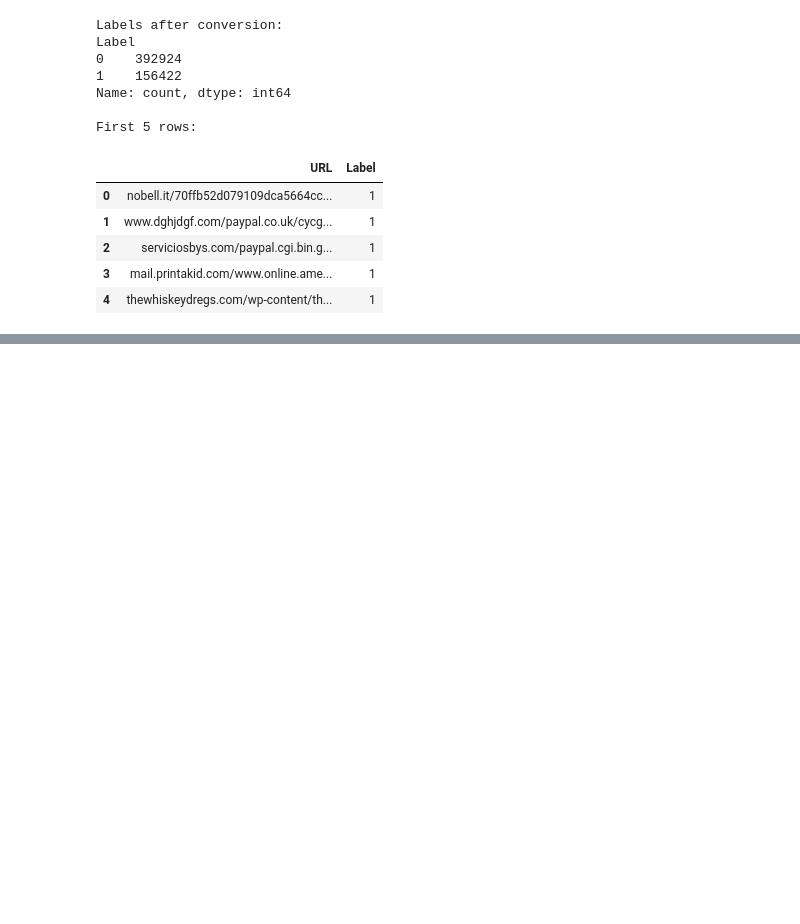
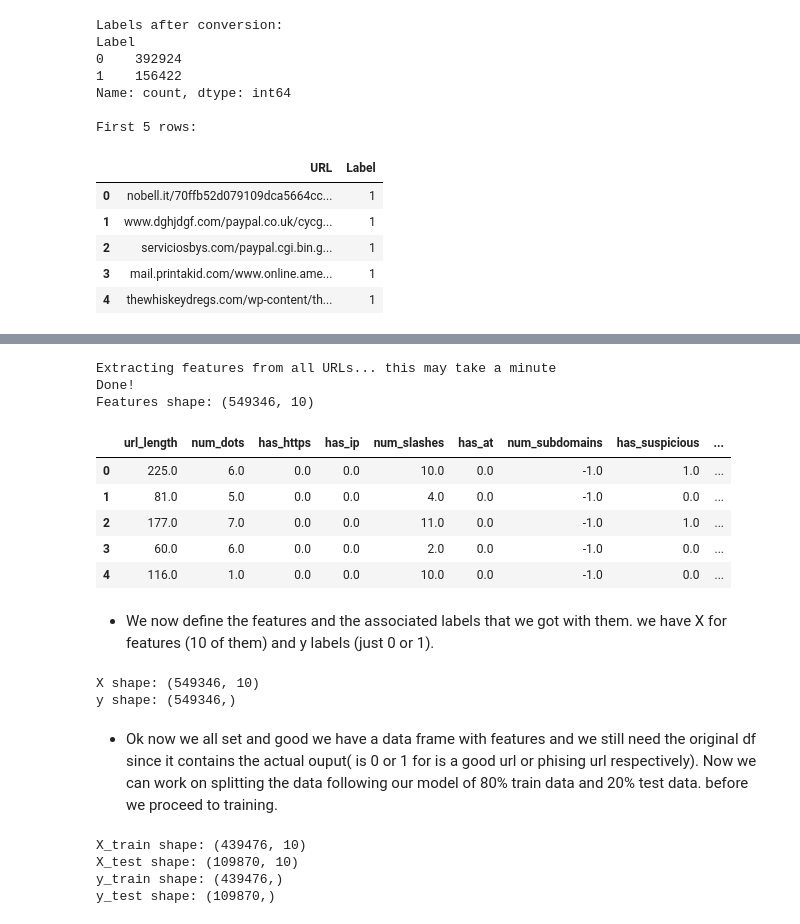
Before and after one commit to justthierry/phishing-detector-lebanon, a Jupyter notebook: phishing_detector.ipynb, the cells around one changed output, grey strips where cells are left out. Saved outputs shown, nothing was run; the diff lists cells and outputs as text; code cells hidden in the pictures; blank space fills up the shorter version.

```diff
--- a/phishing_detector.ipynb
+++ b/phishing_detector.ipynb
@@ -112,0 +185,52 @@ Now we are done changing our labels to binary and all we can now get started to
+# %%
+# Apply feature extraction to all URLs
+print("Extracting features from all URLs... this may take a minute")
+
+features_df = df['URL'].apply(lambda url: pd.Series(extract_features(url)))
+# Explanation of the above code: it takes the 'URL' column from the dataframe df and applies the extract_features function to each URL.
+# The result is a new dataframe features_df where each row corresponds to the features extracted from a URL.
+print("Done!")
+print("Features shape:", features_df.shape)
+features_df.head()
+# %% [output]
+Extracting features from all URLs... this may take a minute
+Done!
+Features shape: (549346, 10)
+|  | url_length | num_dots | has_https | has_ip | num_slashes | has_at | num_subdomains | has_suspicious | ... |
+| 0 | 225.0 | 6.0 | 0.0 | 0.0 | 10.0 | 0.0 | -1.0 | 1.0 | ... |
+| 1 | 81.0 | 5.0 | 0.0 | 0.0 | 4.0 | 0.0 | -1.0 | 0.0 | ... |
+| 2 | 177.0 | 7.0 | 0.0 | 0.0 | 11.0 | 0.0 | -1.0 | 1.0 | ... |
+| 3 | 60.0 | 6.0 | 0.0 | 0.0 | 2.0 | 0.0 | -1.0 | 0.0 | ... |
+| 4 | 116.0 | 1.0 | 0.0 | 0.0 | 10.0 | 0.0 | -1.0 | 0.0 | ... |
+# %% [markdown]
+- We now define the features and the associated labels that we got with them. we have X for features (10 of them) and y labels (just 0 or 1).
+# %%
+# Define X (features) and y (labels)
+X = features_df
+y = df['Label']
+
+print("X shape:", X.shape)
+print("y shape:", y.shape)
+# %% [output]
+X shape: (549346, 10)
+y shape: (549346,)
+# %% [markdown]
+- Ok now we all set and good we have a data frame with features and we still need the original df since it contains the actual ouput( is 0 or 1 for is a good url or phising url respectively). Now we can work on splitting the data following our model of 80% train data and 20% test data. before we proceed to training.
+# %%
+# Split data into training and test sets
+X_train, X_test, y_train, y_test = train_test_split(
+    X, y,
+    test_size=0.2,      # 20% for testing, 80% for training
+    random_state=42,    # makes the split reproducible
+    stratify=y          # keeps the same good/bad ratio in both splits
+)
+
+print("X_train shape:", X_train.shape)
+print("X_test shape:", X_test.shape)
+print("y_train shape:", y_train.shape)
+print("y_test shape:", y_test.shape)
+# %% [output]
+X_train shape: (439476, 10)
+X_test shape: (109870, 10)
+y_train shape: (439476,)
+y_test shape: (109870,)
```
Also changed, not shown: parts of 39 cells of this notebook, 1 other file.
